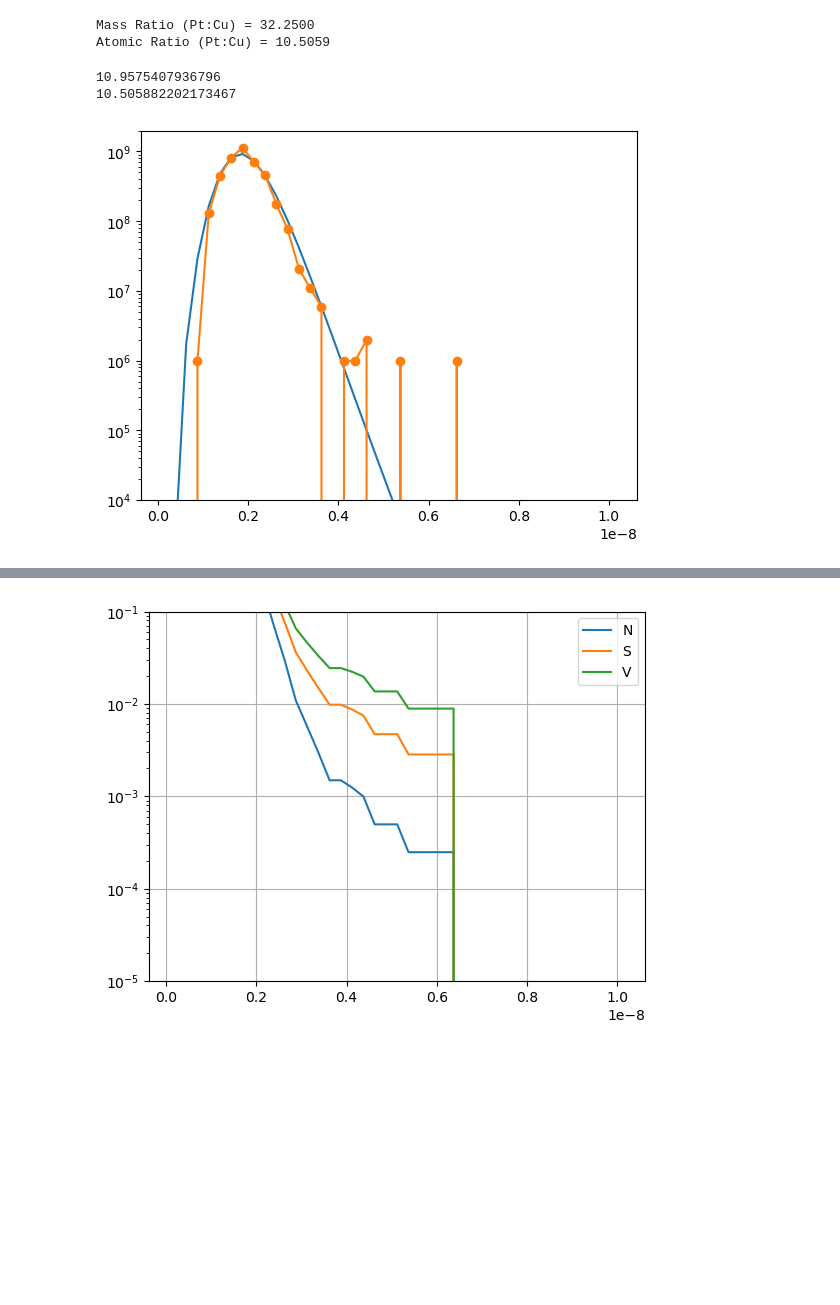
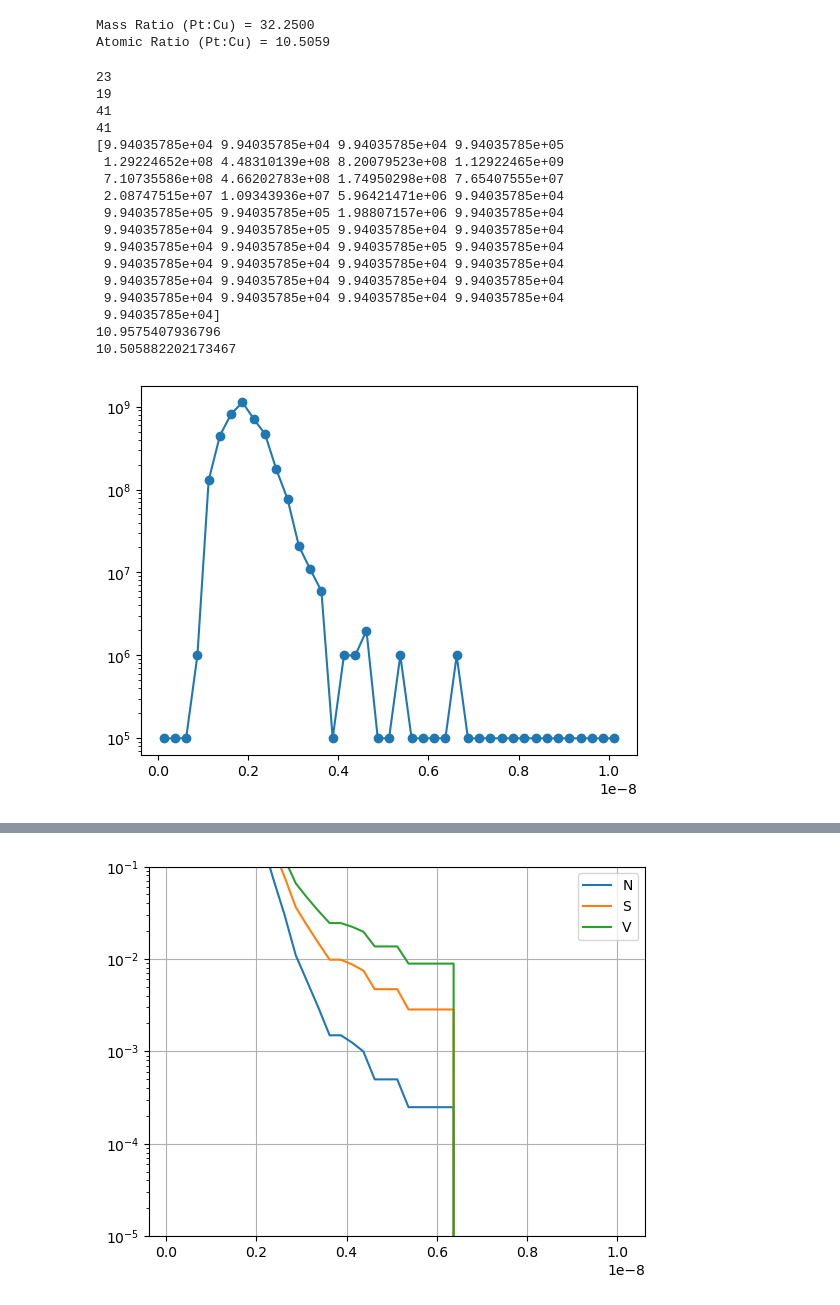
Before and after one commit to MatejPrijatelj/morelife_gen3_fit, a Jupyter notebook: importg3c.ipynb, the cells around one changed output, grey strips where cells are left out. Cells and saved outputs as stored; diff of their text form; code cells hidden in the pictures; blank space fills up the shorter version.

```diff
--- a/importg3c.ipynb
+++ b/importg3c.ipynb
@@ -172,6 +229,10 @@ Pt_load=0.15 #mg/cm2
 Mass Ratio (Pt:Cu) = 32.2500
 Atomic Ratio (Pt:Cu) = 10.5059
 # %%
+
+def f_norm_max(vek):
+    Max=max(vek)
+    return vek/Max
 #plot starting dist normed to r, as well as Pt,Cu ratio. Should be more than 3. since some of cu is lost
 FCstate=bimet_morelife_gen3c.FCstate
 ModPars0=np.copy(bimet_morelife_gen3c.ModPars)
@@ -188,6 +249,10 @@ dc2 = (vec_c[1] - vec_c[0]) * 0.5
 dr2 = dc2
 #dr vector
 vec_r= np.arange(dr2,vec_l[-1]+vec_c[-1],2*dr2)
+
+print(len(vec_c))
+print(len(vec_l))
+print(len(vec_r))
 
 nSt = 3
 #number of bins
@@ -217,34 +282,56 @@ X0[3:]=dist_bins_om.flatten()
 #res,vec_r=f_cl_to_rl_rc(X,nSt,vec_l,vec_c)
 om=bimet_morelife_gen3c.f_X_to_dist(X0,vec_l,vec_c)
 r=bimet_morelife_gen3c.f_om_to_r(om)
+print(len(r))
 #norm end r dist
 rez_norm_r = bimet_morelife_gen3c.f_norm_dist1d(vec_r,r)
 
 #calculate the price function
 #d2_n calculated before, its a hardcoded input for all evolution calls
 #price = f_sum_abs(d2_n,rez_norm_r,vec_r)
 
 bins_r=np.insert(vec_r+vec_r[0],0,0)
 hist = np.histogram(nm*df.iloc[:, 0].dropna().to_numpy()*0.5,bins=bins_r,density=True)
 
-plt.plot(vec_r,rez_norm_r)
-plt.plot(vec_r,hist[0],marker="o")
+
+
+#plt.plot(vec_r,f_norm_max(rez_norm_r))
+#plt.plot(vec_r,hist[0],marker="o")
+
+plt.plot(vec_r,hist_fix,marker="o")
+
+#plt.plot(vec_r,f_norm_max((vec_r**3*abs(rez_norm_r-hist[0]))),marker="o")
 """
 hist = np.histogram(nm*df.iloc[:, 3].dropna().to_numpy()*0.5,bins=bins_r,density=True)
 plt.plot(vec_r,rez_norm_r)
 plt.plot(vec_r,hist[0],marker="o")
 """
 plt.yscale('log')
-plt.ylim([1e4,2e9])
+#plt.ylim([1e4,2e9])
 
 X=bimet_morelife_gen3c.f_dist_to_X(dist_bins_om)
 #calc pt_cu as well give it half the weight
 rez_stats = bimet_morelife_gen3c.f_stats(X,ModPars0,vec_c,vec_l)
 pt_cu=rez_stats[-2]/rez_stats[-1]
 
 print(pt_cu)
 print(atomic_ratio)
 # %% [output]
+23
+19
+41
+41
+[9.94035785e+04 9.94035785e+04 9.94035785e+04 9.94035785e+05
+ 1.29224652e+08 4.48310139e+08 8.20079523e+08 1.12922465e+09
+ 7.10735586e+08 4.66202783e+08 1.74950298e+08 7.65407555e+07
+ 2.08747515e+07 1.09343936e+07 5.96421471e+06 9.94035785e+04
+ 9.94035785e+05 9.94035785e+05 1.98807157e+06 9.94035785e+04
+ 9.94035785e+04 9.94035785e+05 9.94035785e+04 9.94035785e+04
+ 9.94035785e+04 9.94035785e+04 9.94035785e+05 9.94035785e+04
+ 9.94035785e+04 9.94035785e+04 9.94035785e+04 9.94035785e+04
+ 9.94035785e+04 9.94035785e+04 9.94035785e+04 9.94035785e+04
+ 9.94035785e+04 9.94035785e+04 9.94035785e+04 9.94035785e+04
+ 9.94035785e+04]
 10.9575407936796
 10.505882202173467
-[figure, old version]
+[figure, new version]
```
Also changed, not shown: parts of 10 cells of this notebook, 1 other file.
